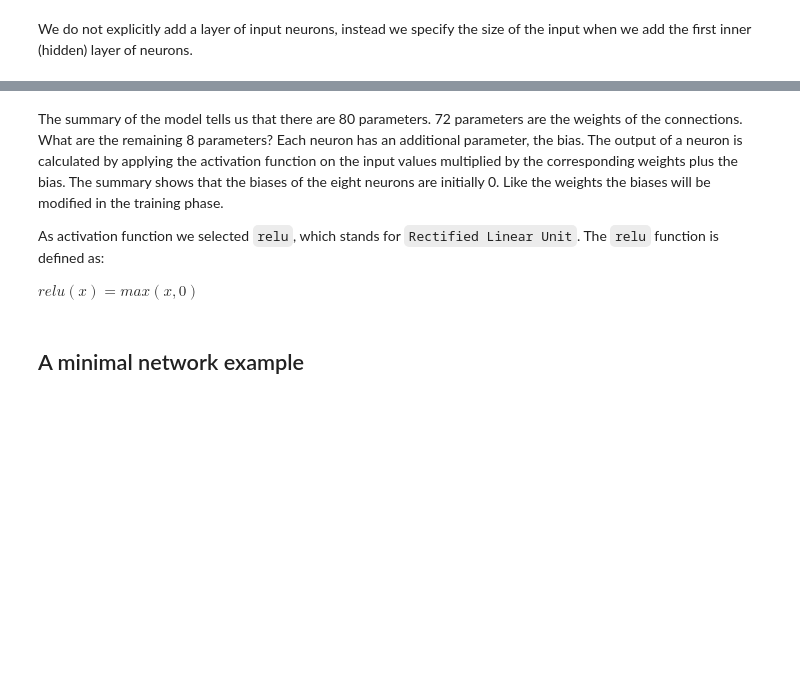
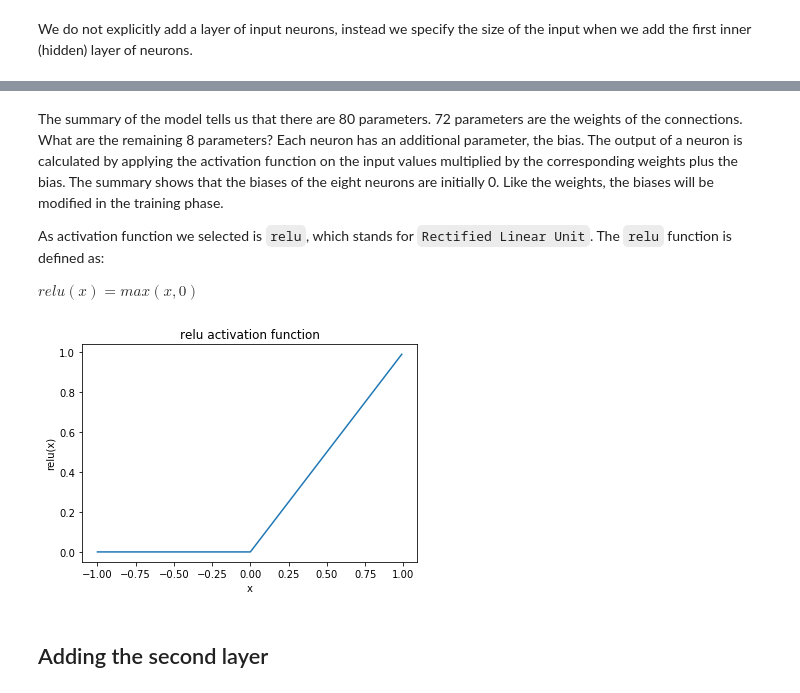
Before and after one commit to MontpellierRessourcesImagerie/DL_EXP_PC, a Jupyter notebook: DL01-cell07-explanations.ipynb, the cells around one changed output, grey strips where cells are left out. Cells and saved outputs as stored; diff of their text form; code cells hidden in the pictures; blank space fills up the shorter version.

```diff
--- a/DL01-cell07-explanations.ipynb
+++ b/DL01-cell07-explanations.ipynb
@@ -74,9 +80,21 @@ model.weights
  <tf.Variable 'dense_1/bias:0' shape=(8,) dtype=float32, numpy=array([0., 0., 0., 0., 0., 0., 0., 0.], dtype=float32)>]
 # %% [markdown]
-The summary of the model tells us that there are 80 parameters. 72 parameters are the weights of the connections. What are the remaining 8 parameters? Each neuron has an additional parameter, the bias. The output of a neuron is calculated by applying the activation function on the input values multiplied by the corresponding weights plus the bias. The summary shows that the biases of the eight neurons are initially 0. Like the weights the biases will be modified in the training phase.
+The summary of the model tells us that there are 80 parameters. 72 parameters are the weights of the connections. What are the remaining 8 parameters? Each neuron has an additional parameter, the bias. The output of a neuron is calculated by applying the activation function on the input values multiplied by the corresponding weights plus the bias. The summary shows that the biases of the eight neurons are initially 0. Like the weights, the biases will be modified in the training phase.
 
-As activation function we selected ``relu``, which stands for `Rectified Linear Unit`. The ``relu`` function is defined as:
+As activation function we selected is ``relu``, which stands for `Rectified Linear Unit`. The ``relu`` function is defined as:
 
   $relu(x) = max(x,0)$
-# %% [markdown]
-## A minimal network example
+# %%
+from matplotlib import pyplot as plt
+import numpy as np
+X = np.arange(-1, 1, 0.01)
+Y = np.array([max(x, 0) for x in X])
+plt.plot(X, Y)
+plt.xlabel("x")
+plt.ylabel("relu(x)")
+plt.title('relu activation function')
+plt.show()
+# %% [output]
+[figure, added]
+# %% [markdown]
+## Adding the second layer
```
Also changed, not shown: parts of 23 cells of this notebook, 3 other files.
